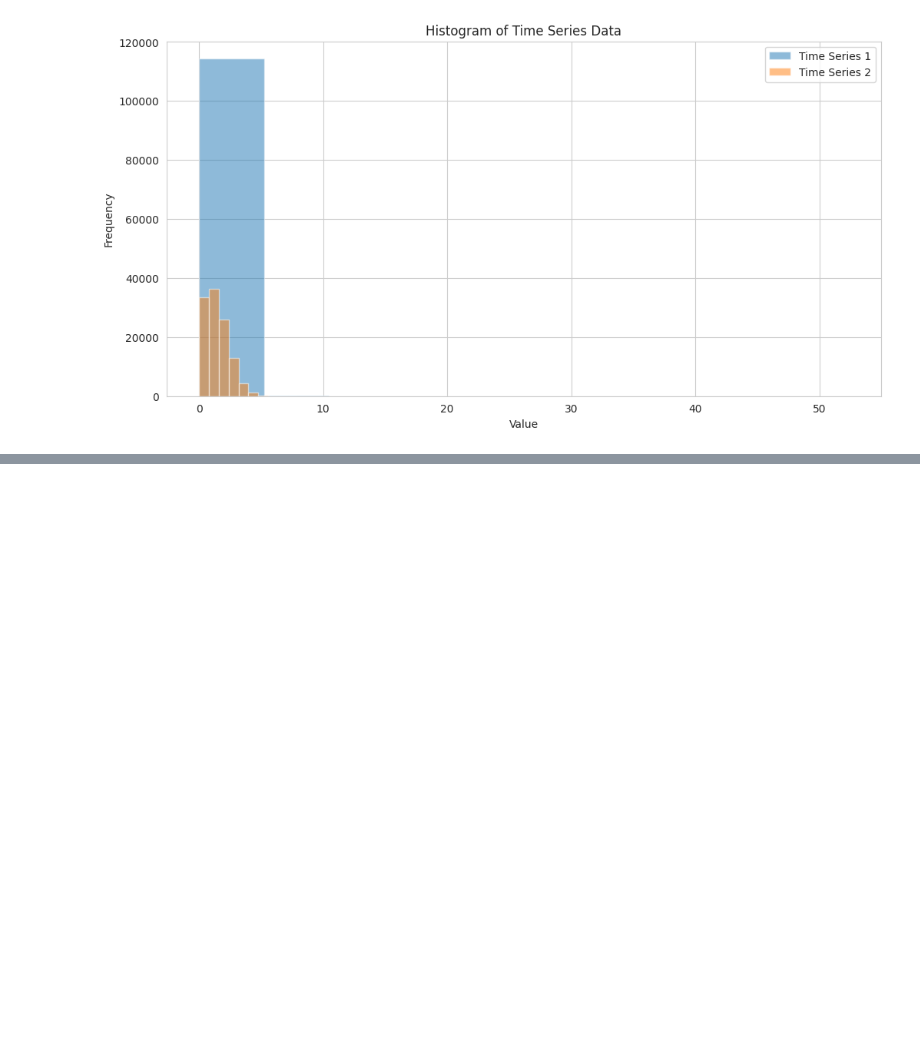
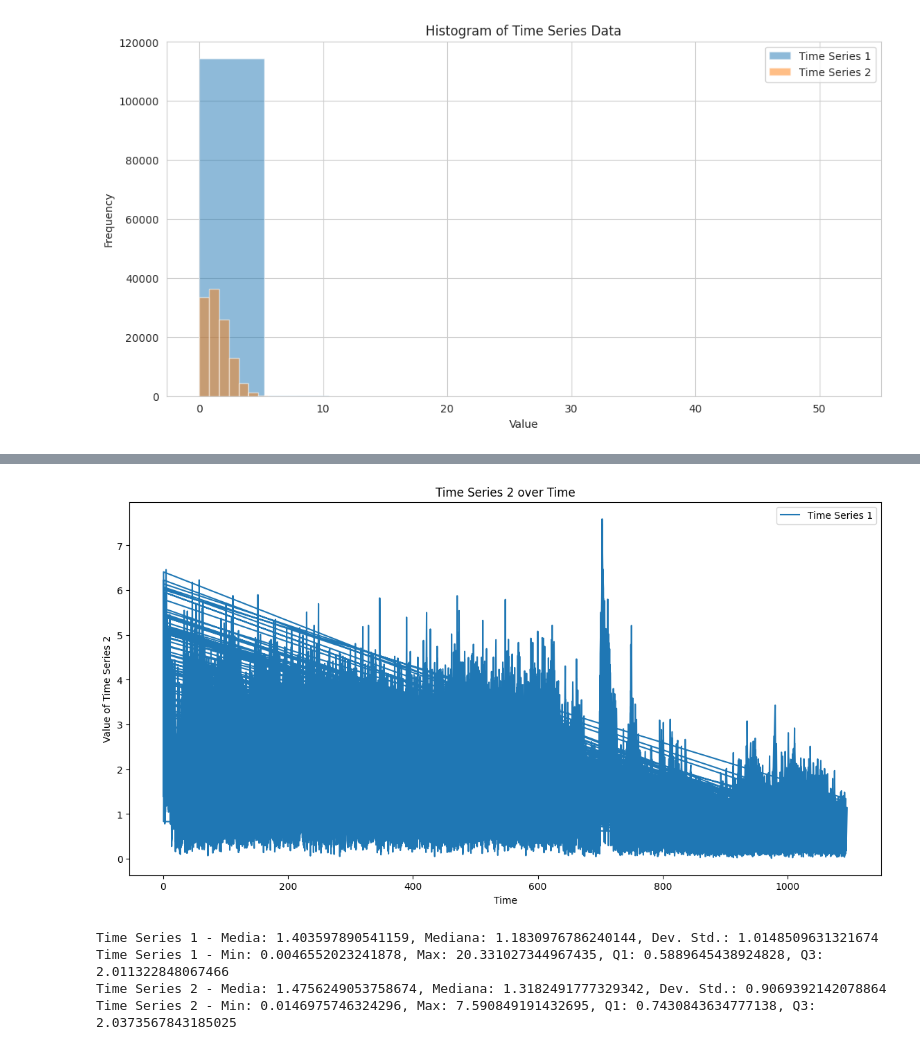
Before and after one commit to BianchiLuca28/project_CSD, a Jupyter notebook: notebook_exploration_cleaning/eda_graphs.ipynb, the cells around one changed output, grey strips where cells are left out. Saved outputs shown, nothing was run; the diff lists cells and outputs as text; code cells hidden in the pictures; blank space fills up the shorter version.

```diff
--- a/notebook_exploration_cleaning/eda_graphs.ipynb
+++ b/notebook_exploration_cleaning/eda_graphs.ipynb
@@ -191,0 +218,46 @@ plt.show()
+# %%
+# Plot for time_series_2 CASE 2
+plt.figure(figsize=(14, 7))
+plt.plot(time_series_case2_df['time'], time_series_case2_df['time_series_2'], label='Time Series 1')
+plt.title('Time Series 2 over Time')
+plt.xlabel('Time')
+plt.ylabel('Value of Time Series 2')
+plt.legend()
+plt.show()
+# %% [output]
+[figure, added]
+# %%
+# Calculating values for both time series 1 and 2
+# Mean values
+media_time_series_1 = time_series_case2_df['time_series_1'].mean()
+media_time_series_2 = time_series_case2_df['time_series_2'].mean()
+
+# Median
+mediana_time_series_1 = time_series_case2_df['time_series_1'].median()
+mediana_time_series_2 = time_series_case2_df['time_series_2'].median()
+
+# Standard deviation
+std_time_series_1 = time_series_case2_df['time_series_1'].std()
+std_time_series_2 = time_series_case2_df['time_series_2'].std()
+
+# Min, max and % values
+min_time_series_1 = time_series_case2_df['time_series_1'].min()
+max_time_series_1 = time_series_case2_df['time_series_1'].max()
+q1_time_series_1 = time_series_case2_df['time_series_1'].quantile(0.25)
+q3_time_series_1 = time_series_case2_df['time_series_1'].quantile(0.75)
+
+min_time_series_2 = time_series_case2_df['time_series_2'].min()
+max_time_series_2 = time_series_case2_df['time_series_2'].max()
+q1_time_series_2 = time_series_case2_df['time_series_2'].quantile(0.25)
+q3_time_series_2 = time_series_case2_df['time_series_2'].quantile(0.75)
+
+# Print all results
+print(f"Time Series 1 - Media: {media_time_series_1}, Mediana: {mediana_time_series_1}, Dev. Std.: {std_time_series_1}")
+print(f"Time Series 1 - Min: {min_time_series_1}, Max: {max_time_series_1}, Q1: {q1_time_series_1}, Q3: {q3_time_series_1}")
+print(f"Time Series 2 - Media: {media_time_series_2}, Mediana: {mediana_time_series_2}, Dev. Std.: {std_time_series_2}")
+print(f"Time Series 2 - Min: {min_time_series_2}, Max: {max_time_series_2}, Q1: {q1_time_series_2}, Q3: {q3_time_series_2}")
+# %% [output]
+Time Series 1 - Media: 1.403597890541159, Mediana: 1.1830976786240144, Dev. Std.: 1.0148509631321674
+Time Series 1 - Min: 0.0046552023241878, Max: 20.331027344967435, Q1: 0.5889645438924828, Q3: 2.011322848067466
+Time Series 2 - Media: 1.4756249053758674, Mediana: 1.3182491777329342, Dev. Std.: 0.9069392142078864
+Time Series 2 - Min: 0.0146975746324296, Max: 7.590849191432695, Q1: 0.7430843634777138, Q3: 2.0373567843185025
```
Also changed, not shown: parts of 8 cells of this notebook.
